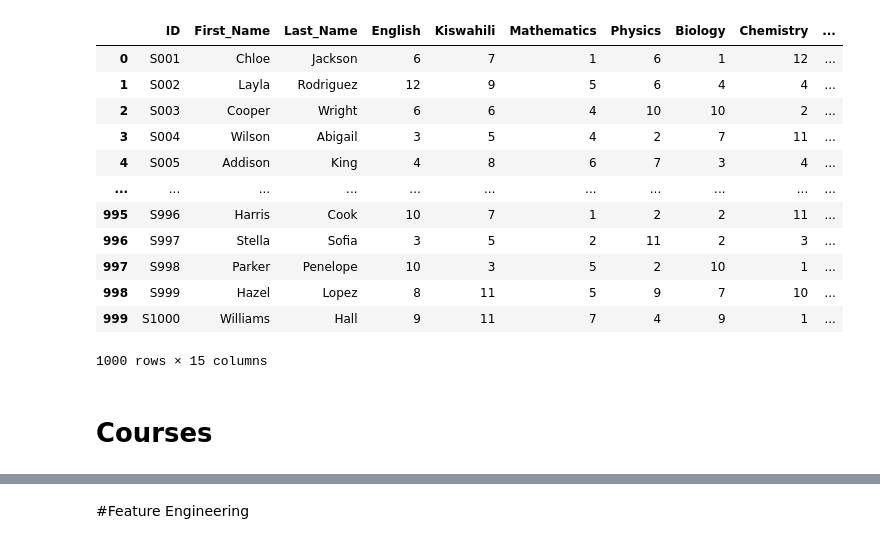
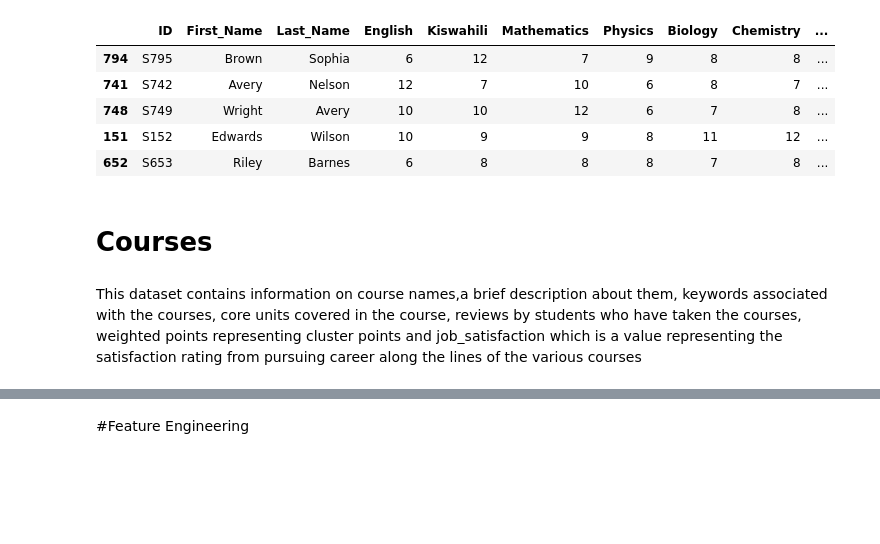
Before and after one commit to root458/classify-me-models, a Jupyter notebook: collaborative_filtering.ipynb, the cells around one changed output, grey strips where cells are left out. Drawn from its saved outputs; the diff is of its cells as text; code cells hidden in the pictures; blank space fills up the shorter version.

```diff
--- a/collaborative_filtering.ipynb
+++ b/collaborative_filtering.ipynb
@@ -67,4 +64,3 @@ def predict():
 # %%
-student = pd.read_csv('/content/drive/MyDrive/DATASETS/ClassifyMe/students_data.csv')
-courses = pd.read_csv('/content/drive/MyDrive/DATASETS/ClassifyMe/course_catalogue.csv')
-historical = pd.read_csv('/content/drive/MyDrive/DATASETS/ClassifyMe/historical_data.csv')
+courses = pd.read_csv('/content/drive/MyDrive/ClassifyMe/course_catalogue.csv')
+historical = pd.read_csv('/content/drive/MyDrive/ClassifyMe/historical_data.csv')
@@ -143,22 +122,20 @@ def cluster_points(student):
-# %%
-student['cluster_points'] = student.apply(cluster_points,axis=1)
-student
-# %% [output]
-|  | ID | First_Name | Last_Name | English | Kiswahili | Mathematics | Physics | Biology | Chemistry | ... |
-| 0 | S001 | Chloe | Jackson | 6 | 7 | 1 | 6 | 1 | 12 | ... |
-| 1 | S002 | Layla | Rodriguez | 12 | 9 | 5 | 6 | 4 | 4 | ... |
-| 2 | S003 | Cooper | Wright | 6 | 6 | 4 | 10 | 10 | 2 | ... |
-| 3 | S004 | Wilson | Abigail | 3 | 5 | 4 | 2 | 7 | 11 | ... |
-| 4 | S005 | Addison | King | 4 | 8 | 6 | 7 | 3 | 4 | ... |
-| ... | ... | ... | ... | ... | ... | ... | ... | ... | ... | ... |
-| 995 | S996 | Harris | Cook | 10 | 7 | 1 | 2 | 2 | 11 | ... |
-| 996 | S997 | Stella | Sofia | 3 | 5 | 2 | 11 | 2 | 3 | ... |
-| 997 | S998 | Parker | Penelope | 10 | 3 | 5 | 2 | 10 | 1 | ... |
-| 998 | S999 | Hazel | Lopez | 8 | 11 | 5 | 9 | 7 | 10 | ... |
-| 999 | S1000 | Williams | Hall | 9 | 11 | 7 | 4 | 9 | 1 | ... |
-1000 rows × 15 columns
+# %%
+#Add a new column 'languages' to the DataFrame.
+historical['languages'] = historical.apply(lang, axis=1)
+#Add a new column 'science' to the DataFrame.
+historical['science'] = historical.apply(science, axis=1)
+historical.sample(5)
+# %% [output]
+|  | ID | First_Name | Last_Name | English | Kiswahili | Mathematics | Physics | Biology | Chemistry | ... |
+| 794 | S795 | Brown | Sophia | 6 | 12 | 7 | 9 | 8 | 8 | ... |
+| 741 | S742 | Avery | Nelson | 12 | 7 | 10 | 6 | 8 | 7 | ... |
+| 748 | S749 | Wright | Avery | 10 | 10 | 12 | 6 | 7 | 8 | ... |
+| 151 | S152 | Edwards | Wilson | 10 | 9 | 9 | 8 | 11 | 12 | ... |
+| 652 | S653 | Riley | Barnes | 6 | 8 | 8 | 8 | 7 | 8 | ... |
 # %% [markdown]
 # Courses
+# %% [markdown]
+This dataset  contains information on course names,a brief description about them, keywords associated with the courses, core units covered in the course, reviews by students who have taken the courses, weighted points representing cluster points and job_satisfaction which is a value representing the satisfaction rating from pursuing career along the lines of the various courses
 # %%
 courses.sample(5)
 # %% [output]
```
Also changed, not shown: parts of 68 cells of this notebook.
